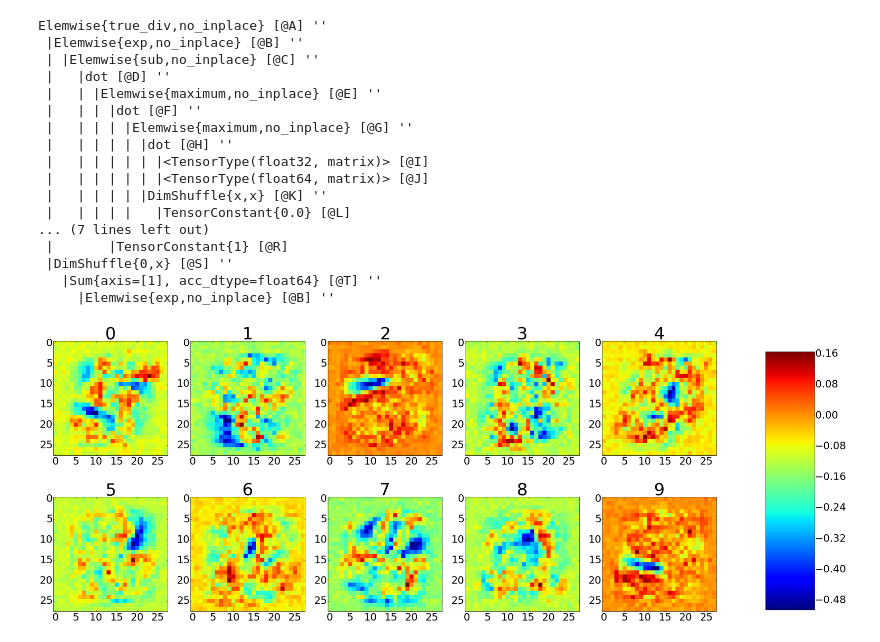
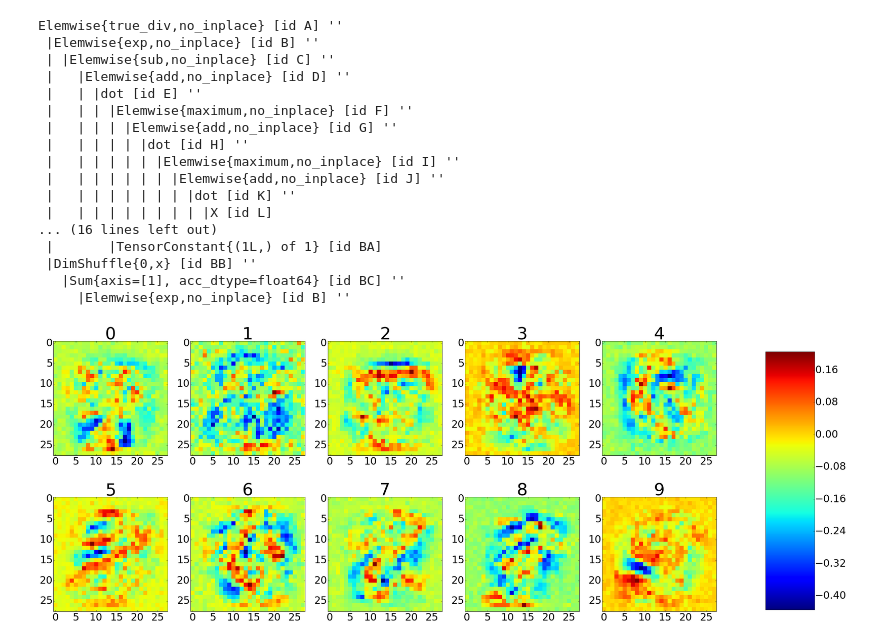
Before and after one commit to quangcs7/DeepLearning, a Jupyter notebook: Theano_Neural_Network.ipynb, the cells around one changed output. Drawn from its saved outputs; the diff is of its cells as text; code cells hidden in the pictures.

```diff
--- a/Theano_Neural_Network.ipynb
+++ b/Theano_Neural_Network.ipynb
@@ -264,7 +298,13 @@ def RMSprop(cost, params, lr=0.001, rho=0.9, epsilon=1e-6):
     updates = []
     for p, g in zip(params, grads):
         # a running average of the magnitude of the gradient
+
+        # initialize acc to be zero in the same shape as p. It
+        # happens once in Python and not in compiled Theano function
         acc = theano.shared(p.get_value() * 0.)
+
+        # Each train execution of acc_new will use the current
+        # value of acc not its initial value.
         acc_new = rho * acc + (1 - rho) * g ** 2
 
         # scale the gradient based on runnning average
@@ -284,30 +324,36 @@ def dropout(X, p=0.):
         X /= retain_prob
     return X
 
-def model(X, w_h, w_h2, w_o, p_drop_input, p_drop_hidden):
+def model(X, w_h1, b_h1, w_h2, b_h2, w_o, b_o, p_drop_input, p_drop_hidden):
     X = dropout(X, p_drop_input)  # add some noise into network
-    h = rectify(T.dot(X, w_h))
+    h1 = rectify(T.dot(X, w_h1) + b_h1)
 
-    h = dropout(h, p_drop_hidden)
-    h2 = rectify(T.dot(h, w_h2))
+    h1 = dropout(h1, p_drop_hidden)
+    h2 = rectify(T.dot(h1, w_h2) + b_h2)
 
     h2 = dropout(h2, p_drop_hidden)
-    py_x = softmax(T.dot(h2, w_o))
-    return h, h2, py_x
+    py_x = softmax(T.dot(h2, w_o) + b_o)
+    return h1, h2, py_x
 # %%
-X = T.fmatrix()
-Y = T.fmatrix()
+X = T.fmatrix('X')
+Y = T.fmatrix('Y')
 
-w_h = init_weights((784, 625))
-w_h2 = init_weights((625, 625))
-w_o = init_weights((625, 10))
+w_h1 = init_weights((784, 625), 'w_h1')
+b_h1 = init_bias(625, 'b_h1')
+w_h2 = init_weights((625, 625), 'w_h2')
+b_h2 = init_bias(625, 'b_h2')
+w_o = init_weights((625, 10), 'w_o')
+b_o = init_bias(10, 'b_o')
 
-noise_h, noise_h2, noise_py_x = model(X, w_h, w_h2, w_o, 0.2, 0.5)
-h, h2, py_x = model(X, w_h, w_h2, w_o, 0., 0.)
+# add noise via dropout during training
+noise_h1, noise_h2, noise_py_x = model(X, w_h1, b_h1, w_h2, b_h2, w_o, b_o, 0.2, 0.5)
+# no noise during test time
+h1, h2, py_x = model(X, w_h1, b_h1, w_h2, b_h2, w_o, b_o, 0., 0.)
+
 y_x = T.argmax(py_x, axis=1)
 
 cost = T.mean(T.nnet.categorical_crossentropy(noise_py_x, Y))
-params = [w_h, w_h2, w_o]
+params = [w_h1, b_h1, w_h2, b_h2, w_o, b_o]
 updates = RMSprop(cost, params, lr=0.001)
 
 train = theano.function(inputs=[X, Y], outputs=cost, updates=updates, allow_input_downcast=True)
@@ -338,24 +384,26 @@ for i in range(50):
 # %%
 theano.printing.debugprint(py_x)
-analyze_net(w_h, 28)
+analyze_net(w_h1, 28)
 analyze_net(w_h2, 25)
 analyze_net(w_o, 25)
+d3v.d3viz(predict, 'test-output/2HiddenLayer.html')
+SVG(theano.printing.pydotprint(py_x, var_with_name_simple=True, return_image=True, format='svg'))
 # %% [output]
-Elemwise{true_div,no_inplace} [@A] ''
- |Elemwise{exp,no_inplace} [@B] ''
- | |Elemwise{sub,no_inplace} [@C] ''
- |   |dot [@D] ''
- |   | |Elemwise{maximum,no_inplace} [@E] ''
- |   | | |dot [@F] ''
- |   | | | |Elemwise{maximum,no_inplace} [@G] ''
- |   | | | | |dot [@H] ''
- |   | | | | | |<TensorType(float32, matrix)> [@I]
- |   | | | | | |<TensorType(float64, matrix)> [@J]
- |   | | | | |DimShuffle{x,x} [@K] ''
- |   | | | |   |TensorConstant{0.0} [@L]
-... (7 lines left out)
- |       |TensorConstant{1} [@R]
- |DimShuffle{0,x} [@S] ''
-   |Sum{axis=[1], acc_dtype=float64} [@T] ''
-     |Elemwise{exp,no_inplace} [@B] ''
+Elemwise{true_div,no_inplace} [id A] ''
+ |Elemwise{exp,no_inplace} [id B] ''
+ | |Elemwise{sub,no_inplace} [id C] ''
+ |   |Elemwise{add,no_inplace} [id D] ''
+ |   | |dot [id E] ''
+ |   | | |Elemwise{maximum,no_inplace} [id F] ''
+ |   | | | |Elemwise{add,no_inplace} [id G] ''
+ |   | | | | |dot [id H] ''
+ |   | | | | | |Elemwise{maximum,no_inplace} [id I] ''
+ |   | | | | | | |Elemwise{add,no_inplace} [id J] ''
+ |   | | | | | | | |dot [id K] ''
+ |   | | | | | | | | |X [id L]
+... (16 lines left out)
+ |       |TensorConstant{(1L,) of 1} [id BA]
+ |DimShuffle{0,x} [id BB] ''
+   |Sum{axis=[1], acc_dtype=float64} [id BC] ''
+     |Elemwise{exp,no_inplace} [id B] ''
-[figure, old version]
+[figure, new version]
```
Also changed, not shown: parts of 17 cells of this notebook, 1 other file.
